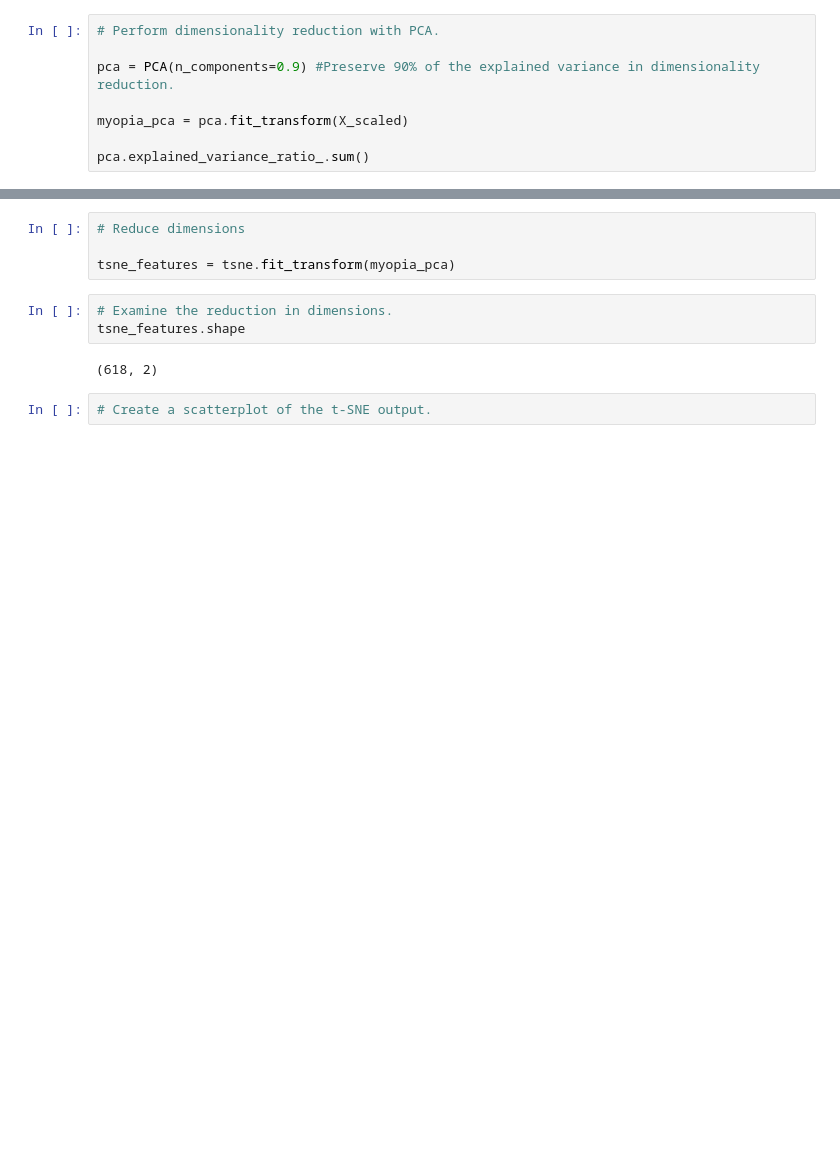
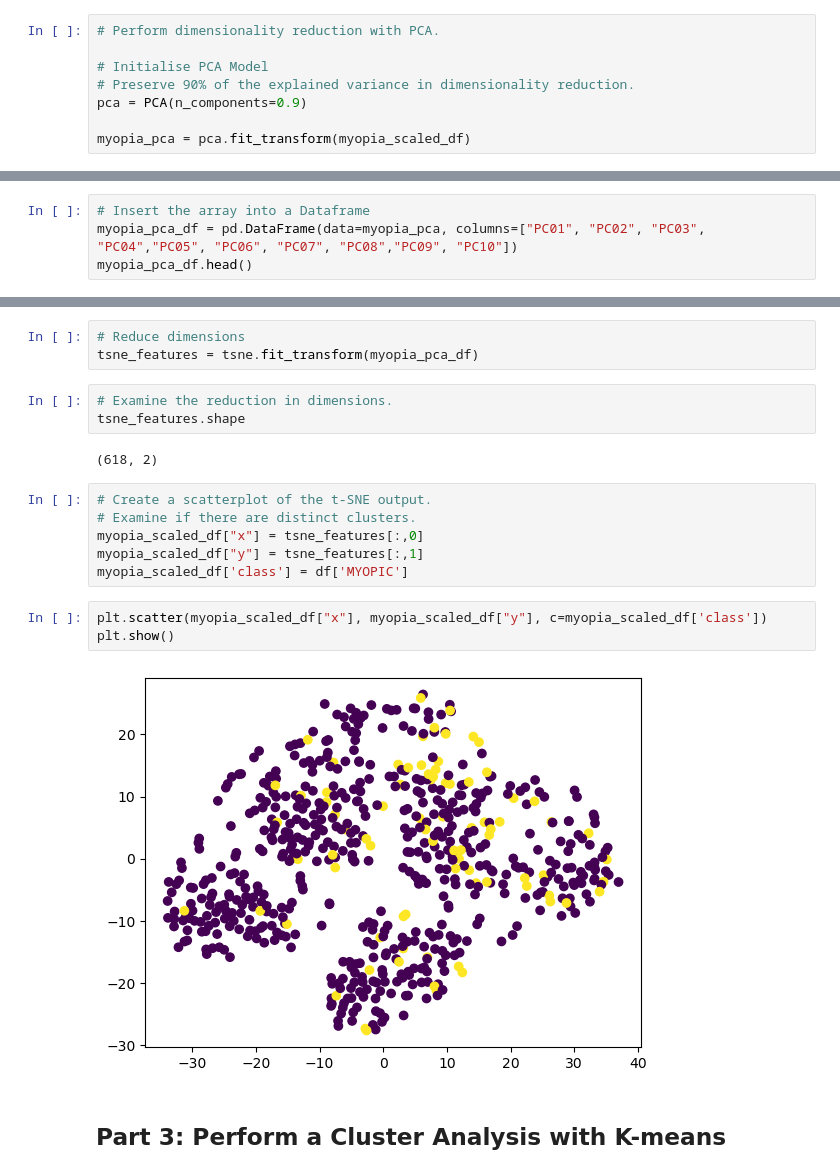
Before and after one commit to shanCH3n/unsupervised-machine-learning-challenge, a Jupyter notebook: UnSupLrn_myopia.ipynb, the cells around one changed output, grey strips where cells are left out. Cells and saved outputs as stored; diff of their text form; blank space fills up the shorter version.

```diff
--- a/UnSupLrn_myopia.ipynb
+++ b/UnSupLrn_myopia.ipynb
@@ -55,8 +90,8 @@ array([[-4.20219106e-01, -1.36391690e+00, -8.92861464e-01, ...,
 # %%
 # Perform dimensionality reduction with PCA.
 
-pca = PCA(n_components=0.9) #Preserve 90% of the explained variance in dimensionality reduction.
+# Initialise PCA Model
+# Preserve 90% of the explained variance in dimensionality reduction.
+pca = PCA(n_components=0.9)
 
-myopia_pca = pca.fit_transform(X_scaled)
-
-pca.explained_variance_ratio_.sum()
+myopia_pca = pca.fit_transform(myopia_scaled_df)
@@ -68,0 +120,4 @@ myopia_pca.shape
+# %%
+# Insert the array into a Dataframe
+myopia_pca_df = pd.DataFrame(data=myopia_pca, columns=["PC01", "PC02", "PC03", "PC04","PC05", "PC06", "PC07", "PC08","PC09", "PC10"])
+myopia_pca_df.head()
@@ -72,8 +133,7 @@ myopia_pca.shape
 tsne = TSNE(learning_rate=100)
 # %%
 # Reduce dimensions
-
-tsne_features = tsne.fit_transform(myopia_pca)
+tsne_features = tsne.fit_transform(myopia_pca_df)
 # %%
 # Examine the reduction in dimensions.
 tsne_features.shape
@@ -81,3 +141,14 @@ tsne_features.shape
 (618, 2)
 # %%
 # Create a scatterplot of the t-SNE output.
+# Examine if there are distinct clusters.
+myopia_scaled_df["x"] = tsne_features[:,0]
+myopia_scaled_df["y"] = tsne_features[:,1]
+myopia_scaled_df['class'] = df['MYOPIC']
+# %%
+plt.scatter(myopia_scaled_df["x"], myopia_scaled_df["y"], c=myopia_scaled_df['class'])
+plt.show()
+# %% [output]
+[figure, added]
+# %% [markdown]
+## Part 3: Perform a Cluster Analysis with K-means
```
Also changed, not shown: parts of 21 cells of this notebook.
